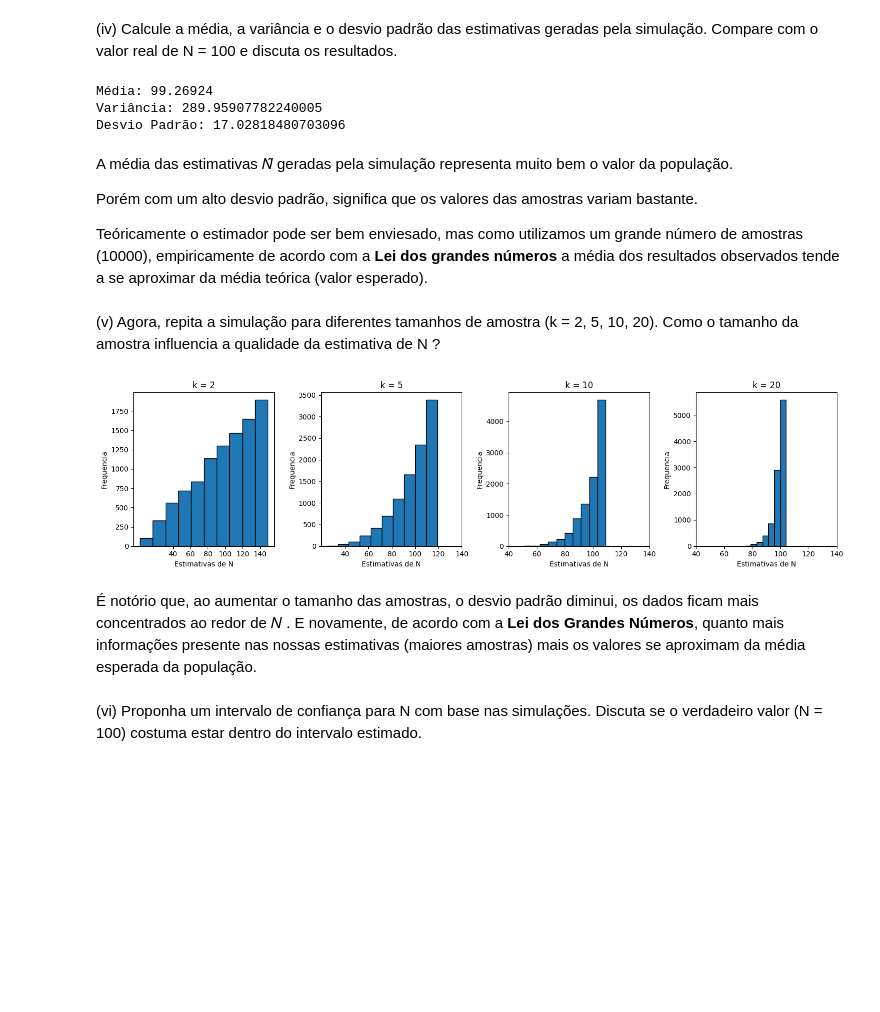
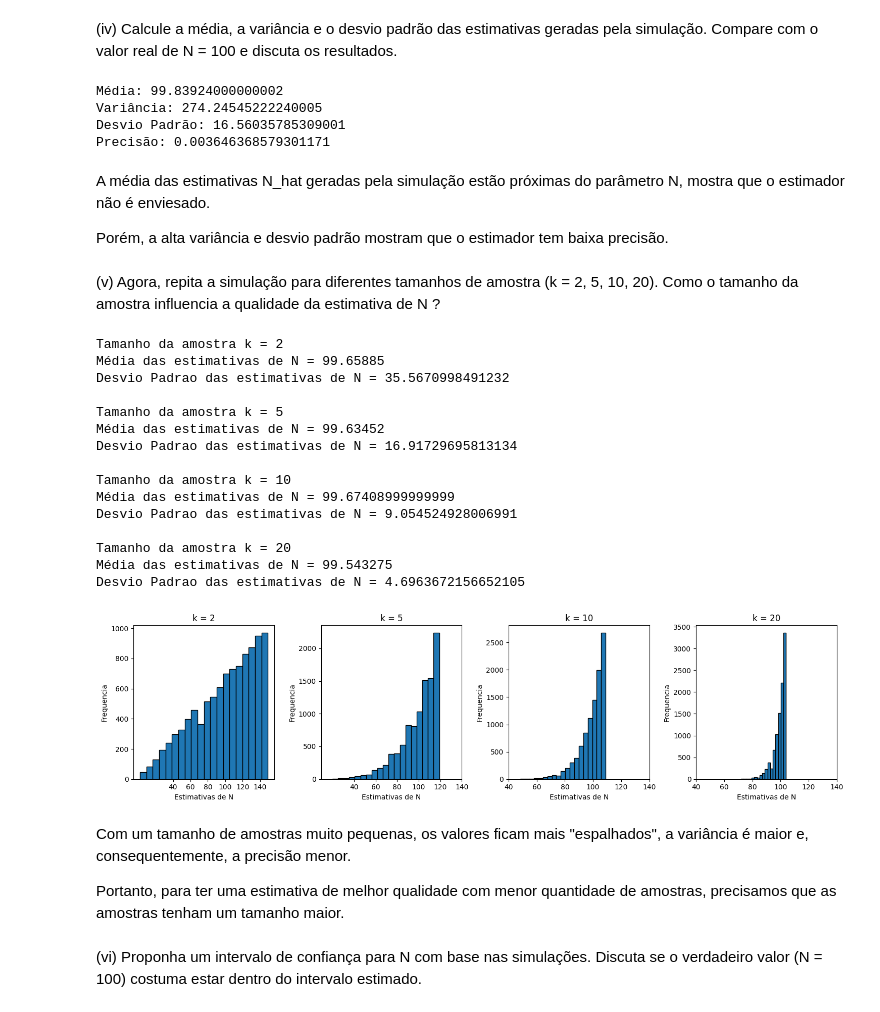
Before and after one commit to stepsbtw/Statistical-Inference, a Jupyter notebook: GCC1625_T1_CAIO_PASSOS_TORKST_FERREIRA.ipynb, the cells around one changed output. Cells and saved outputs as stored; diff of their text form; code cells hidden in the pictures; blank space fills up the shorter version.

```diff
--- a/GCC1625_T1_CAIO_PASSOS_TORKST_FERREIRA.ipynb
+++ b/GCC1625_T1_CAIO_PASSOS_TORKST_FERREIRA.ipynb
@@ -175,6 +175,7 @@ esse processo muitas vezes (por exemplo, 10.000 vezes) e registre as
 estimativas 𝑁̂ em cada simulação.
 # %%
 import numpy as np
+import matplotlib.pyplot as plt
 
 N_tanks = 100
 k = 5 # size of sample
@@ -184,8 +185,8 @@ tanks_population = np.arange(1,N_tanks+1)
 
 rng = np.random.default_rng()
 
-#samples = [rng.choice(tanks_population, k) for _ in range(N_samples)]
-samples = rng.choice(tanks_population, size=(N_samples,k))
+samples = np.array([rng.choice(tanks_population, k, replace=False) for _ in range(N_samples)])
+#samples = rng.choice(tanks_population, size=(N_samples,k))
 
 M = samples.max(axis=1)
 N_hats = M + (M/k) -1
@@ -208,19 +213,19 @@ O estimador 𝑁̂ é viesado, assimétrico para a direita. Frequentemente super
 (iv) Calcule a média, a variância e o desvio padrão das estimativas geradas pela simulação. Compare com o valor real de N = 100 e discuta os
 resultados.
 # %%
-print(f"Média: {N_hats.mean()}")
-print(f"Variância: {N_hats.var()}")
-print(f"Desvio Padrão: {N_hats.std()}")
+print(f"Média k=5: {N_hats.mean()}")
+print(f"Variância k=5: {N_hats.var()}")
+print(f"Desvio Padrão k=5: {N_hats.std()}")
+print(f"Precisão k=5: {1/N_hats.var()}")
 # %% [output]
-Média: 99.26924
-Variância: 289.95907782240005
-Desvio Padrão: 17.02818480703096
+Média: 99.83924000000002
+Variância: 274.24545222240005
+Desvio Padrão: 16.56035785309001
+Precisão: 0.003646368579301171
-# %% [markdown]
-A média das estimativas 𝑁̂ geradas pela simulação representa muito bem o valor da população.
-
-Porém com um alto desvio padrão, significa que os valores das amostras variam bastante.
-
-Teóricamente o estimador pode ser bem enviesado, mas como utilizamos um grande número de amostras (10000), empiricamente de acordo com a **Lei dos grandes números** a média dos resultados observados tende a se aproximar da média teórica (valor esperado).
+# %% [markdown]
+A média das estimativas N_hat geradas pela simulação estão próximas do parâmetro N, mostra que o estimador não é enviesado.
+
+Porém, a alta variância e desvio padrão mostram que o estimador tem baixa precisão.
 # %% [markdown]
 (v) Agora, repita a simulação para diferentes tamanhos de amostra (k =
 2, 5, 10, 20). Como o tamanho da amostra influencia a qualidade da
@@ -228,25 +233,50 @@ estimativa de N ?
 # %%
 k_vals = [2,5,10,20]
 samples = [rng.choice(tanks_population, size=(N_samples,k)) for k in k_vals]
 M_vals = [sample.max(axis=1) for sample in samples]
 
 #N_hats = [M_vals[i] + M_vals[i]/k_vals[i] -1 for i in range(len(k_vals))]
 N_hats = [(M + M/k -1) for M, k in zip(M_vals, k_vals)]
 
+sampling_dist_mean = [np.mean(N_hat) for N_hat in N_hats]
+sampling_dist_std = [np.std(N_hat) for N_hat in N_hats]
+
+for i in range(len(k_vals)):
+  print(f"Tamanho da amostra k = {k_vals[i]}")
+  print(f"Média das estimativas de N = {sampling_dist_mean[i]}")
+  print(f"Desvio Padrao das estimativas de N = {sampling_dist_std[i]}\n")
+
 fig, axs = plt.subplots(1,len(k_vals),figsize=(15,4))
 for i in range(len(k_vals)):
-  axs[i].hist(N_hats[i],edgecolor="black")
+  axs[i].hist(N_hats[i],edgecolor="black",bins=20)
   axs[i].set_title(f"k = {k_vals[i]}")
   axs[i].set_xlabel("Estimativas de N")
   axs[i].set_ylabel("Frequencia")
   axs[i].set_xticks(range(40,150,20))
 
 plt.tight_layout()
 plt.show()
 # %% [output]
+Tamanho da amostra k = 2
+Média das estimativas de N = 99.65885
+Desvio Padrao das estimativas de N = 35.5670998491232
+
+Tamanho da amostra k = 5
+Média das estimativas de N = 99.63452
+Desvio Padrao das estimativas de N = 16.91729695813134
+
+Tamanho da amostra k = 10
+Média das estimativas de N = 99.67408999999999
+Desvio Padrao das estimativas de N = 9.054524928006991
+
+Tamanho da amostra k = 20
+Média das estimativas de N = 99.543275
+Desvio Padrao das estimativas de N = 4.6963672156652105
-[figure, old version]
+[figure, new version]
-# %% [markdown]
-É notório que, ao aumentar o tamanho das amostras, o desvio padrão diminui, os dados ficam mais concentrados ao redor de 𝑁 . E novamente, de acordo com a **Lei dos Grandes Números**, quanto mais informações presente nas nossas estimativas (maiores amostras) mais os valores se aproximam da média esperada da população.
+# %% [markdown]
+Com um tamanho de amostras muito pequenas, os valores ficam mais "espalhados", a variância é maior e, consequentemente, a precisão menor.
+
+Portanto, para ter uma estimativa de melhor qualidade com menor quantidade de amostras, precisamos que as amostras tenham um tamanho maior.
 # %% [markdown]
 (vi) Proponha um intervalo de confiança para N com base nas simulações.
 Discuta se o verdadeiro valor (N = 100) costuma estar dentro do intervalo estimado.
```
Also changed, not shown: parts of 18 cells of this notebook.
